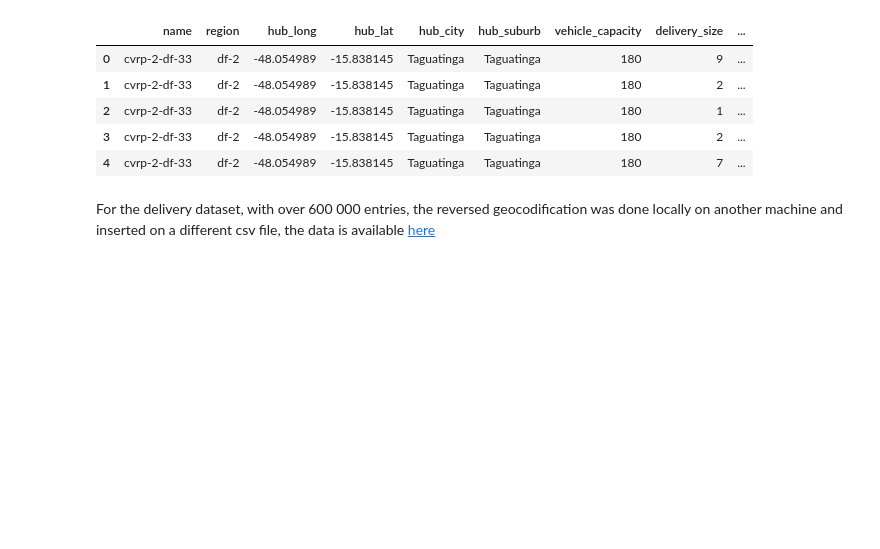
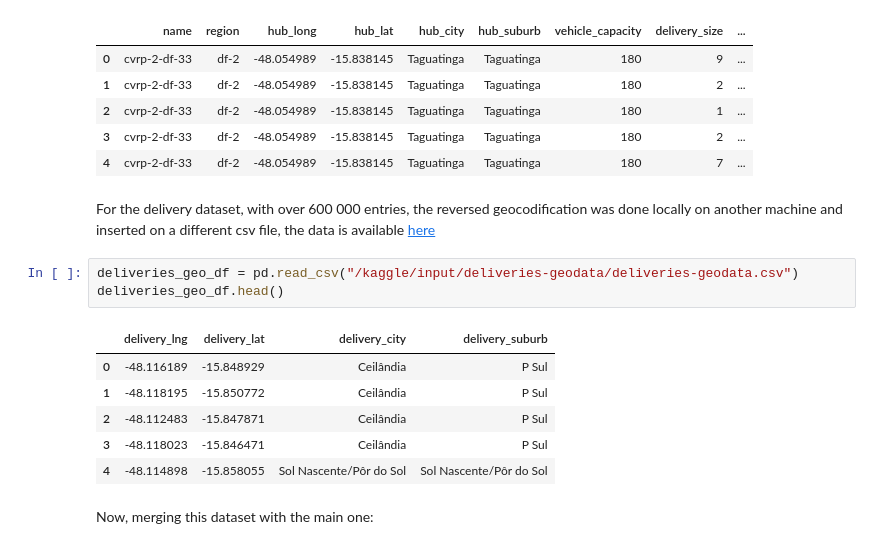
Before and after one commit to rodolphojung/Data-Science-and-Analytics, a Jupyter notebook: eda-of-logistics-data.ipynb, the cells around one changed output. Saved outputs shown, nothing was run; the diff lists cells and outputs as text; blank space fills up the shorter version.

Commit message:
Kaggle Notebook | EDA of Logistics Data | Version 3

```diff
--- a/eda-of-logistics-data.ipynb
+++ b/eda-of-logistics-data.ipynb
@@ -240,4 +240,16 @@ df.head()
 | 3 | cvrp-2-df-33 | df-2 | -48.054989 | -15.838145 | Taguatinga | Taguatinga | 180 | 2 | ... |
 | 4 | cvrp-2-df-33 | df-2 | -48.054989 | -15.838145 | Taguatinga | Taguatinga | 180 | 7 | ... |
 # %% [markdown]
-For the delivery dataset, with over 600 000 entries, the reversed geocodification was done locally on another machine and inserted on a different csv file, the data is available [here](https://raw.githubusercontent.com/andre-marcos-perez/ebac-course-utils/main/dataset/deliveries-geodata.csv)
+For the delivery dataset, with over 600 000 entries, the reversed geocodification was done locally on another machine and inserted on a different csv file, the data is available [here](https://www.kaggle.com/datasets/franklinposso/loggi-deliveries)
+# %%
+deliveries_geo_df = pd.read_csv("/kaggle/input/deliveries-geodata/deliveries-geodata.csv")
+deliveries_geo_df.head()
+# %% [output]
+|  | delivery_lng | delivery_lat | delivery_city | delivery_suburb |
+| 0 | -48.116189 | -15.848929 | Ceilândia | P Sul |
+| 1 | -48.118195 | -15.850772 | Ceilândia | P Sul |
+| 2 | -48.112483 | -15.847871 | Ceilândia | P Sul |
+| 3 | -48.118023 | -15.846471 | Ceilândia | P Sul |
+| 4 | -48.114898 | -15.858055 | Sol Nascente/Pôr do Sol | Sol Nascente/Pôr do Sol |
+# %% [markdown]
+Now, merging this dataset with the main one:
```
Also changed, not shown: parts of 4 cells of this notebook.
